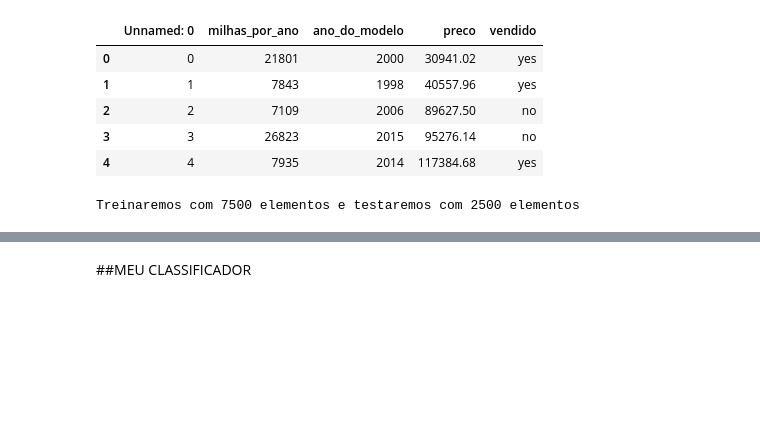
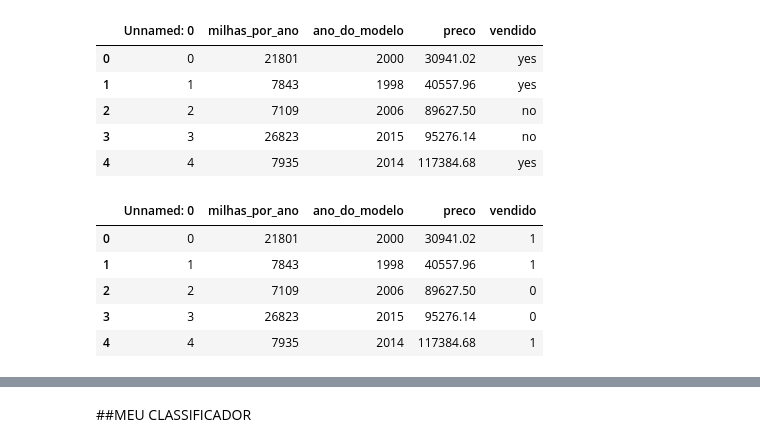
Before and after one commit to Eliezerguimaraes/ml_car_prices, a Jupyter notebook: Mineração_de_Dados_CARPRICES_17_07.ipynb, the cells around one changed output, grey strips where cells are left out. Saved outputs shown, nothing was run; the diff lists cells and outputs as text; code cells hidden in the pictures; blank space fills up the shorter version.

```diff
--- a/Mineração_de_Dados_CARPRICES_17_07.ipynb
+++ b/Mineração_de_Dados_CARPRICES_17_07.ipynb
@@ -29,17 +29,18 @@ dados.head()
 | 2 | 2 | 7109 | 2006 | 89627.50 | no |
 | 3 | 3 | 26823 | 2015 | 95276.14 | no |
 | 4 | 4 | 7935 | 2014 | 117384.68 | yes |
-# %%
-from sklearn.svm import LinearSVC
-from sklearn.metrics import accuracy_score
-from sklearn.model_selection import train_test_split
-
-x = dados[['milhas_por_ano', 'ano_do_modelo', 'preco']]
-y = dados['vendido']
-
-seed = 20
-treino_x, teste_x, treino_y, teste_y = train_test_split(x, y, random_state=seed, test_size = 0.25, stratify=y)
-
-print("Treinaremos com %d elementos e testaremos com %d elementos" %(len(treino_x), len (teste_x)))
-# %% [output]
-Treinaremos com 7500 elementos e testaremos com 2500 elementos
+# %%
+dados = dados.rename(columns = mapa)
+a = {
+    'no': 0,
+    'yes': 1
+}
+dados.vendido = dados.vendido.map(a)
+dados.head()
+# %% [output]
+|  | Unnamed: 0 | milhas_por_ano | ano_do_modelo | preco | vendido |
+| 0 | 0 | 21801 | 2000 | 30941.02 | 1 |
+| 1 | 1 | 7843 | 1998 | 40557.96 | 1 |
+| 2 | 2 | 7109 | 2006 | 89627.50 | 0 |
+| 3 | 3 | 26823 | 2015 | 95276.14 | 0 |
+| 4 | 4 | 7935 | 2014 | 117384.68 | 1 |
```
Also changed, not shown: parts of 17 cells of this notebook.
